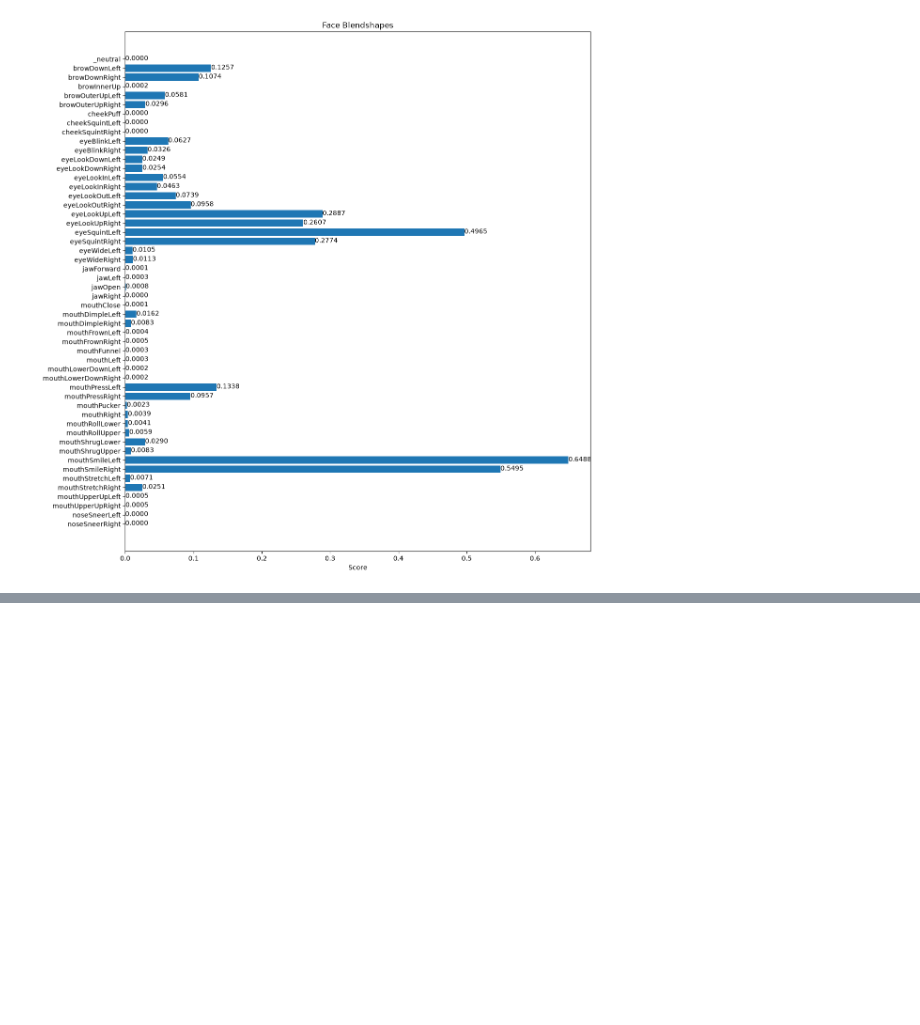
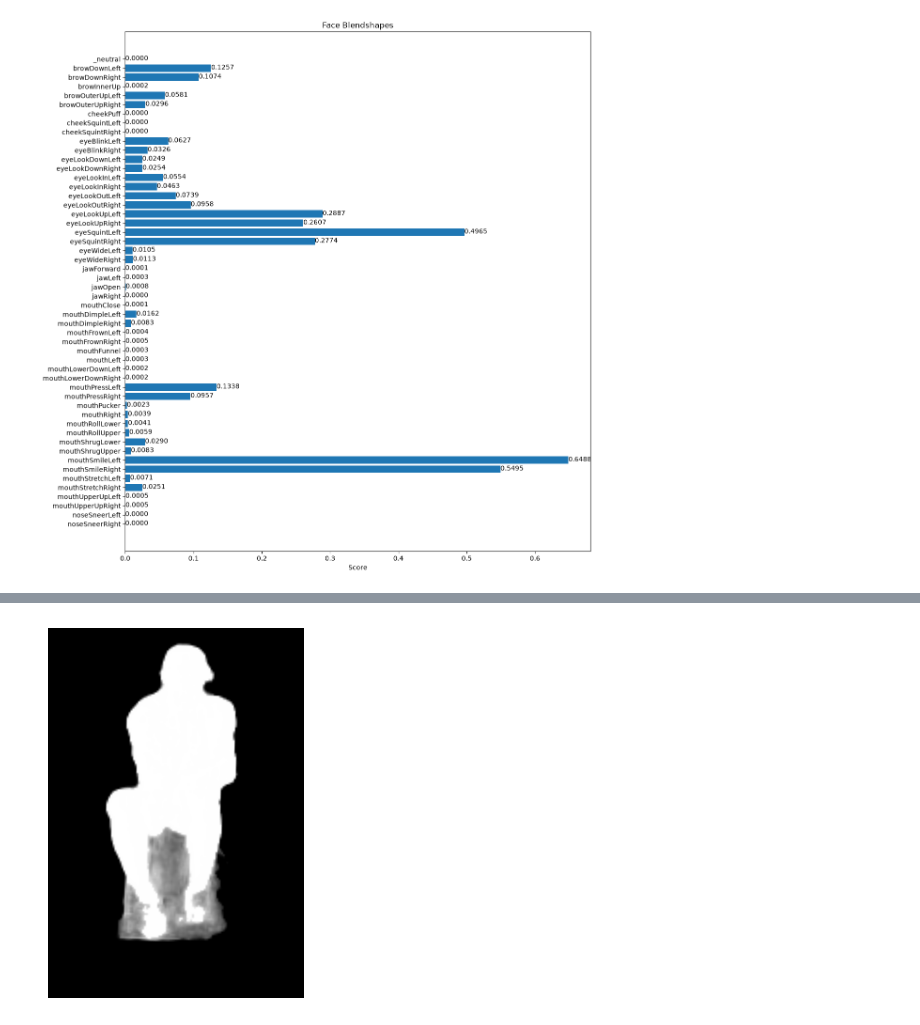
Before and after one commit to Luthfi507/human-computer-interaction, a Jupyter notebook: docs/medpipe.ipynb, the cells around one changed output, grey strips where cells are left out. Saved outputs shown, nothing was run; the diff lists cells and outputs as text; code cells hidden in the pictures; blank space fills up the shorter version.

```diff
--- a/docs/medpipe.ipynb
+++ b/docs/medpipe.ipynb
@@ -477,0 +582,12 @@ plot_face_blendshapes_bar_graph(result.face_blendshapes[0])
+# %%
+seg_mask = result.segmentation_masks[0].numpy_view()
+seg_mask = np.squeeze(seg_mask)
+
+visualized_mask = (seg_mask * 255).astype(np.uint8)
+visualized_mask = np.stack([visualized_mask]*3, axis=-1)
+# %%
+plt.imshow(visualized_mask)
+plt.axis("off")
+plt.show()
+# %% [output]
+[figure, added]
```
Also changed, not shown: parts of 42 cells of this notebook.
